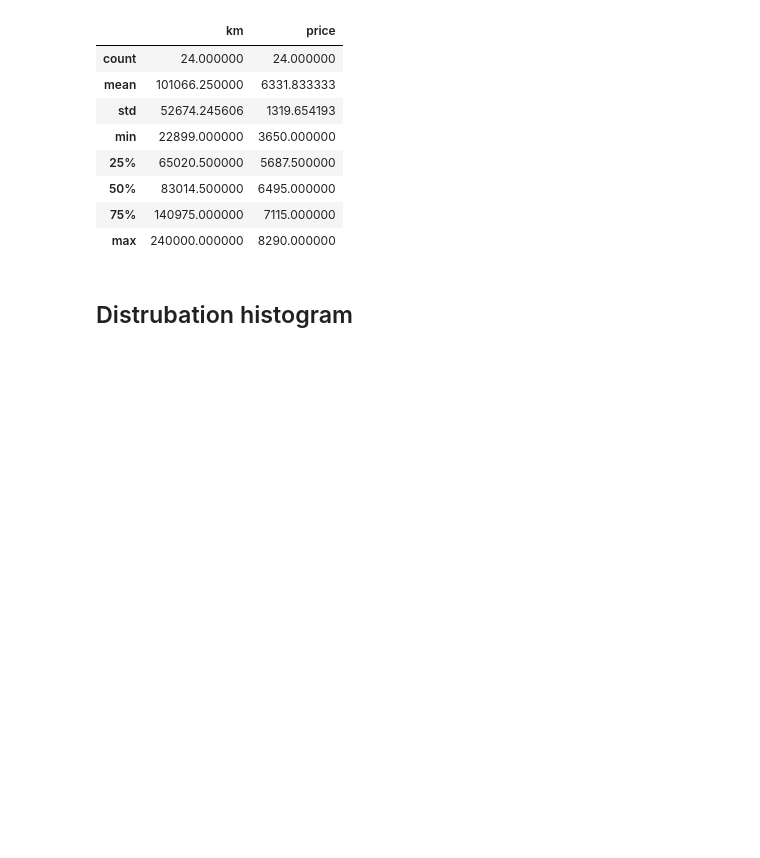
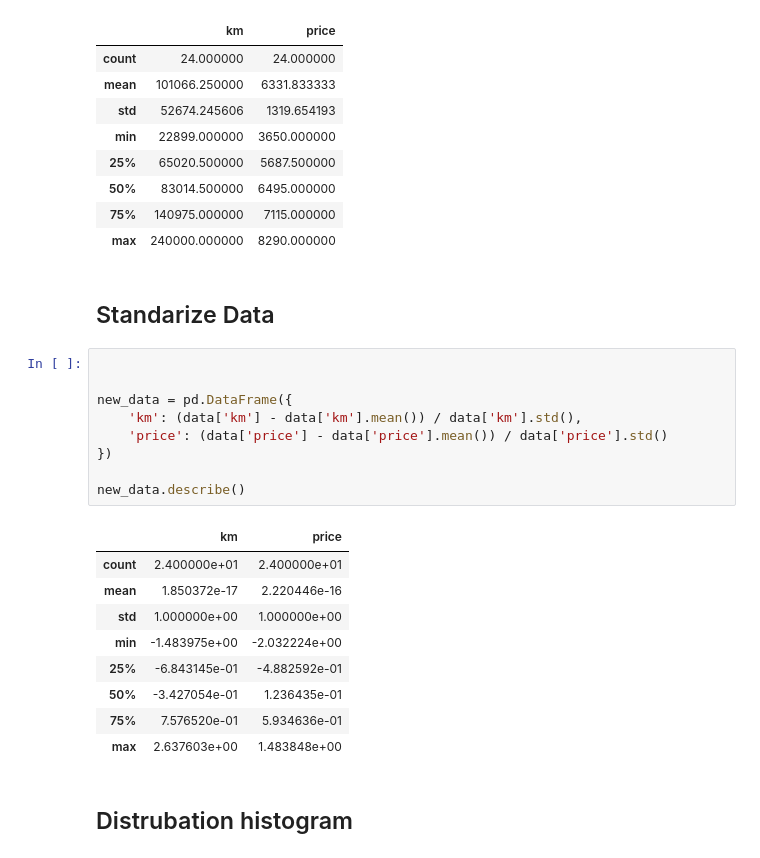
Before and after one commit to chukskull/linear_regression, a Jupyter notebook: ft_linear_regression.ipynb, the cells around one changed output. Cells and saved outputs as stored; diff of their text form; blank space fills up the shorter version.

```diff
--- a/ft_linear_regression.ipynb
+++ b/ft_linear_regression.ipynb
@@ -18,6 +18,27 @@ data.describe()
 | 50% | 83014.500000 | 6495.000000 |
 | 75% | 140975.000000 | 7115.000000 |
 | max | 240000.000000 | 8290.000000 |
+# %% [markdown]
+## Standarize Data
+# %%
+
+
+new_data = pd.DataFrame({
+	'km': (data['km'] - data['km'].mean()) / data['km'].std(),
+	'price': (data['price'] - data['price'].mean()) / data['price'].std()
+})
+
+new_data.describe()
+# %% [output]
+|  | km | price |
+| count | 2.400000e+01 | 2.400000e+01 |
+| mean | 1.850372e-17 | 2.220446e-16 |
+| std | 1.000000e+00 | 1.000000e+00 |
+| min | -1.483975e+00 | -2.032224e+00 |
+| 25% | -6.843145e-01 | -4.882592e-01 |
+| 50% | -3.427054e-01 | 1.236435e-01 |
+| 75% | 7.576520e-01 | 5.934636e-01 |
+| max | 2.637603e+00 | 1.483848e+00 |
 # %% [markdown]
 ## Distrubation histogram
 # %%
```
Also changed, not shown: parts of 7 cells of this notebook.
